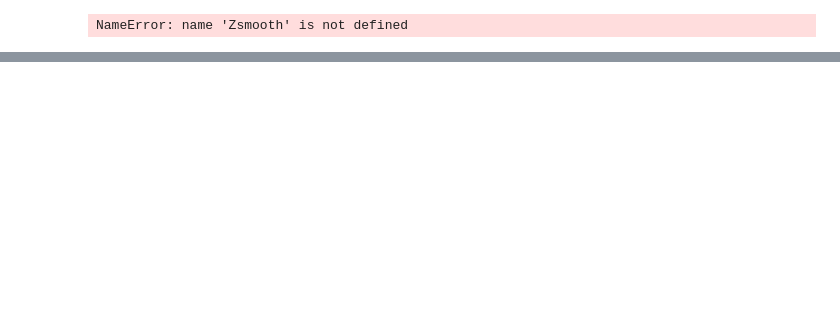
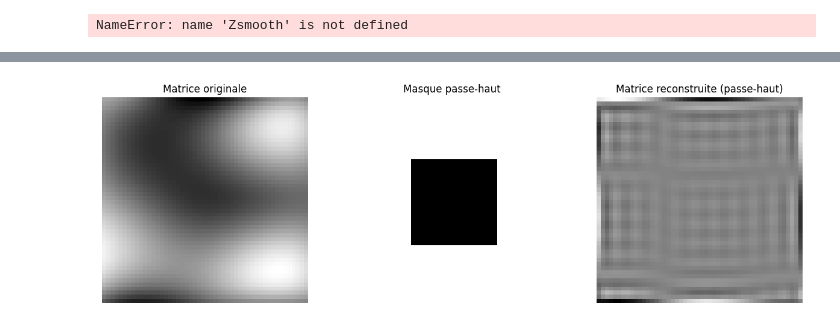
Before and after one commit to josselinteste/projet_es_ia_embarquee_CHALIN_TESTE, a Jupyter notebook: utilitaire.ipynb, the cells around one changed output, grey strips where cells are left out. Drawn from its saved outputs; the diff is of its cells as text; code cells hidden in the pictures; blank space fills up the shorter version.

```diff
--- a/utilitaire.ipynb
+++ b/utilitaire.ipynb
@@ -454,0 +499,41 @@ Zsmooth, Z_schwartz = plot_filter_and_schwartz(filter_weights, smooth_factor=50,
+# %%
+import numpy as np
+import matplotlib.pyplot as plt
+
+
+# FFT 2D et recentrage
+F = np.fft.fft2(h)
+F_shifted = np.fft.fftshift(F)
+
+# Création d'un filtre passe-haut (cercle)
+rows, cols = h.shape
+crow, ccol = rows // 2, cols // 2
+mask = np.ones((rows, cols))
+r = 10 # rayon de la zone basse fréquence à couper
+mask[crow-r:crow+r+1, ccol-r:ccol+r+1] = 0
+
+# Application du masque sur le module
+F_hp = F_shifted * mask
+
+# Retour dans le domaine spatial
+F_ishift = np.fft.ifftshift(F_hp)
+h_recon = np.fft.ifft2(F_ishift).real
+
+# Affichage
+fig, axs = plt.subplots(1, 3, figsize=(15, 5))
+
+axs[0].imshow(h, cmap='gray')
+axs[0].set_title("Matrice originale")
+axs[0].axis("off")
+
+axs[1].imshow(mask, cmap='gray')
+axs[1].set_title("Masque passe-haut")
+axs[1].axis("off")
+
+axs[2].imshow(h_recon, cmap='gray')
+axs[2].set_title("Matrice reconstruite (passe-haut)")
+axs[2].axis("off")
+
+plt.show()
+# %% [output]
+[figure, added]
```
Also changed, not shown: parts of 5 cells of this notebook, 1 other file.
